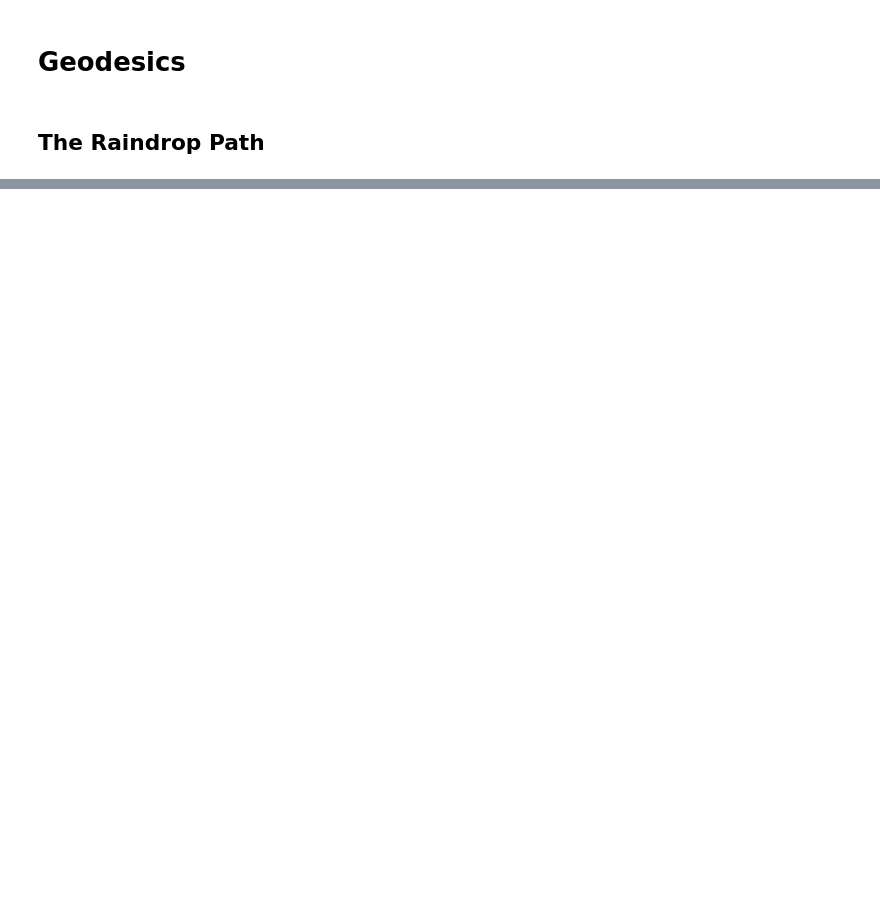
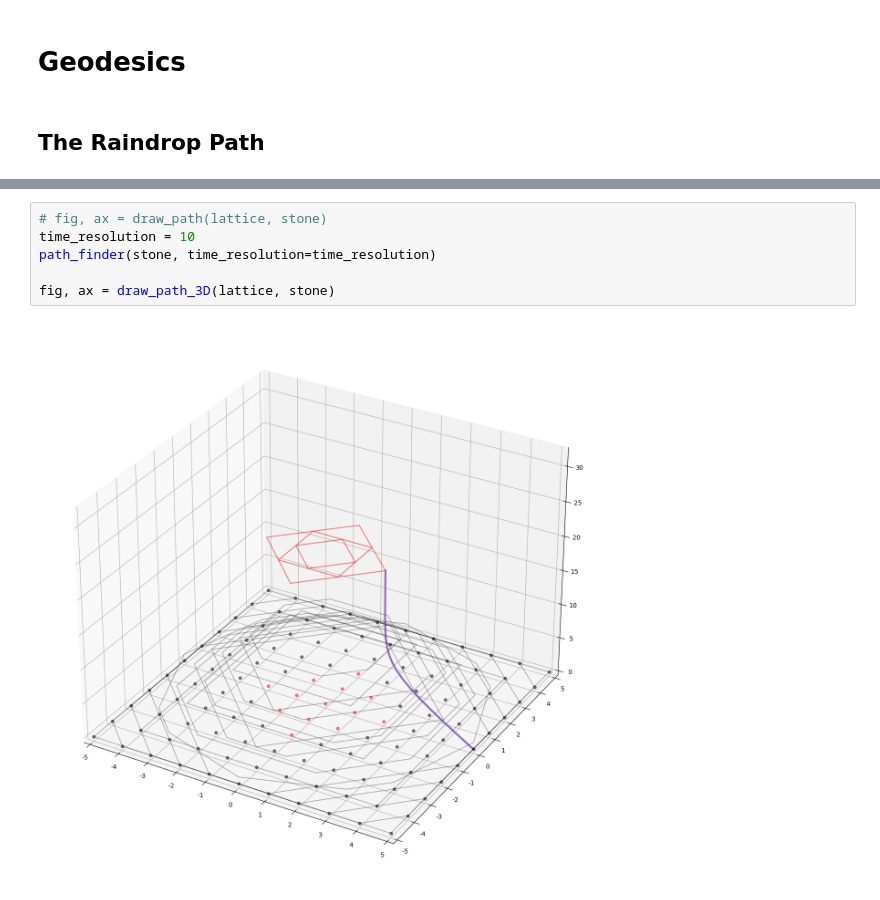
Before and after one commit to SimmeringRook/Cartographer, a Jupyter notebook: 36X/angular copy 2.ipynb, the cells around one changed output, grey strips where cells are left out. Drawn from its saved outputs; the diff is of its cells as text; blank space fills up the shorter version.

```diff
--- a/36X/angular copy 2.ipynb
+++ b/36X/angular copy 2.ipynb
@@ -1041,0 +843,8 @@ print(r_orbit)
+# %%
+# fig, ax = draw_path(lattice, stone)
+time_resolution = 10
+path_finder(stone, time_resolution=time_resolution)
+
+fig, ax = draw_path_3D(lattice, stone)
+# %% [output]
+[figure, added]
```
Also changed, not shown: parts of 35 cells of this notebook.
